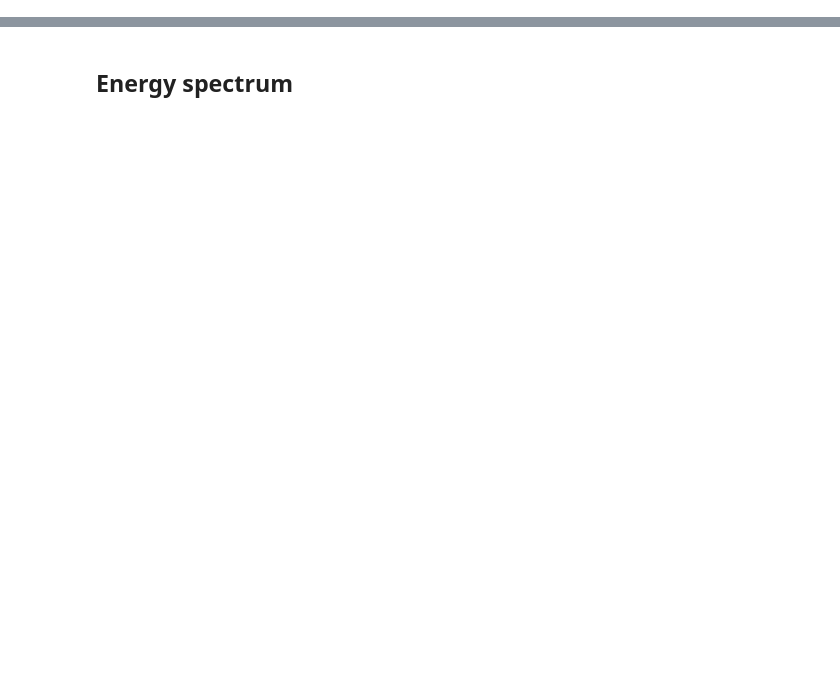
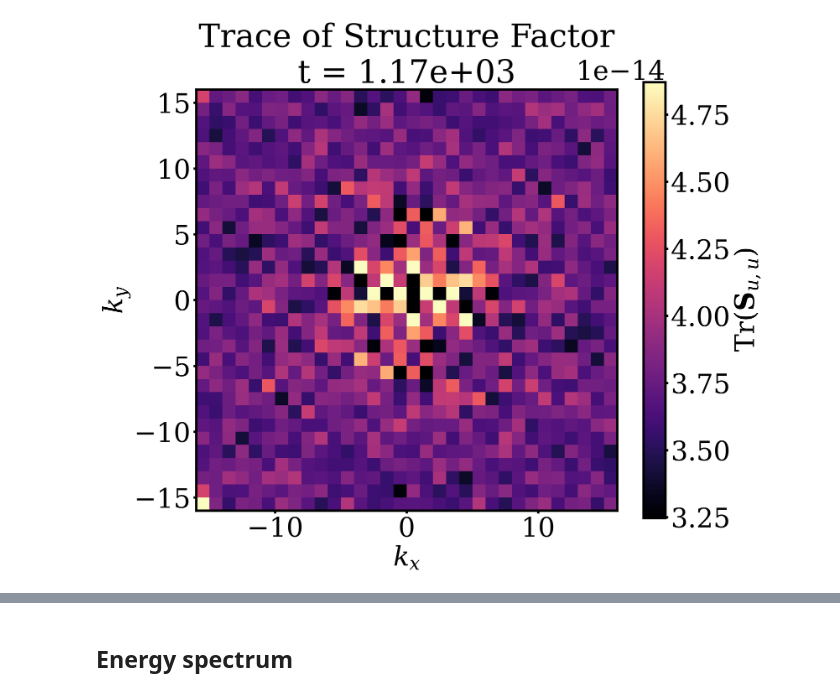
Before and after one commit to isriva/incflo, a Jupyter notebook: test_no_eb_2d/SF_incflo.ipynb, the cells around one changed output, grey strips where cells are left out. Saved outputs shown, nothing was run; the diff lists cells and outputs as text; code cells hidden in the pictures; blank space fills up the shorter version.

```diff
--- a/test_no_eb_2d/SF_incflo.ipynb
+++ b/test_no_eb_2d/SF_incflo.ipynb
@@ -354,7 +389,7 @@ plt.close()
 # avg_trace_2d /= num_avg_steps
 # # print(count)
 
-ds_final = ts_list_arr[-4][0][-1]
+ds_final = ts_list_arr[-1][0][-1]
 
 # Extract the covering grid
 cg = ds_final.covering_grid(level=0, left_edge=ds_final.domain_left_edge, dims=[Nx, Ny, 1])
@@ -367,34 +402,51 @@ trace_2d = S_xx + S_yy
 
 # trace_2d = trace_2d / (Nx * Ny)
 # %%
+plt.rcParams.update({
+    'font.size': 34,
+    'axes.linewidth': 3,
+    'xtick.major.width': 3,
+    'ytick.major.width': 3,
+
+    # Set standard text to Matplotlib's built-in serif font
+    'font.family': 'serif',
+    'font.serif': ['DejaVu Serif'],
+
+    # Automatically use the matching built-in serif math font
+    'mathtext.fontset': 'dejavuserif'
+})
 # Plot the 2D Trace as a function of the wave vector (kx, ky)
-plt.figure(figsize=(8, 6), dpi=150)
+plt.figure(figsize=(12, 10), dpi=300)
 
 # Set extent to match k-space (centered at 0)
 extent = [-Nx/2, Nx/2, -Ny/2, Ny/2]
 # vmin = 1e-18
 # vmax = 3e-13
 # vmax = 6e-14
 # vmax = trace_2d.max()
-# vmin = .2 * answer
-# vmax = 1.8 * answer
+vmin = .2 * answer
+vmax = 1.8 * answer
 vmin = .8 * answer
 vmax = 1.2 * answer
 im = plt.imshow(trace_2d.T, origin='lower', extent=extent, cmap='magma', vmin = vmin, vmax = vmax)
 # im = plt.imshow(trace_2d.T, origin='lower', extent=extent, cmap='magma',
 #                 norm=LogNorm(vmin=vmin, vmax=vmax))
 
-plt.colorbar(im, label=r'$\langle \text{Tr}(\mathbf{S}_{u,u}) \rangle$')
+plt.colorbar(im, label=r'$\text{Tr}(\mathbf{S}_{u,u})$')
 # start_time = recent_ts[0].current_time.v
 # end_time = recent_ts[-1].current_time.v
 time = ds_final.current_time.v
 
 # plt.title(f'Averaged Trace of Structure Factor (incflo)\n(t = {start_time:.2e} to {end_time:.2e})')
-plt.title(f'Run A Trace of Structure Factor at t = {time:.2e}\n(incflo with WENO5, visc = 1e-4, dt = {dt_arr[-4]})')
+# plt.title(f'Run A Trace of Structure Factor at t = {time:.2e}\n(incflo with WENO5, visc = 1e-4, dt = {dt_arr[-4]})')
+plt.title(f'Trace of Structure Factor\nt = {time:.2e}')
 
 # plt.title(f'Averaged Trace of Structure Factor (Last {num_avg_steps} steps)')
 plt.xlabel('$k_x$')
 plt.ylabel('$k_y$')
+plt.savefig('Graphs/structure_factor_trace.png', dpi=300, bbox_inches='tight')
 plt.show()
+# %% [output]
+[figure, added]
 # %%
 vmax
```
Also changed, not shown: parts of 6 cells of this notebook, 3 other files.
